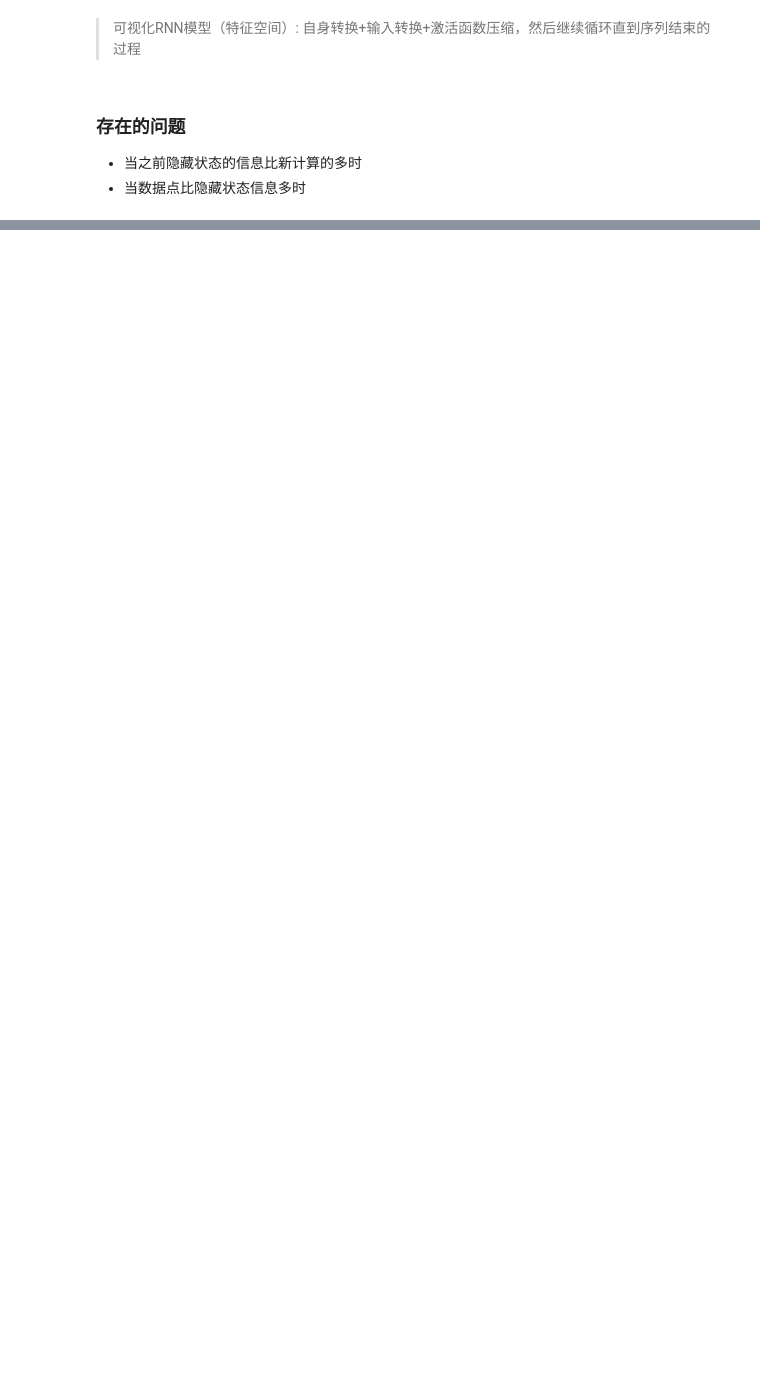
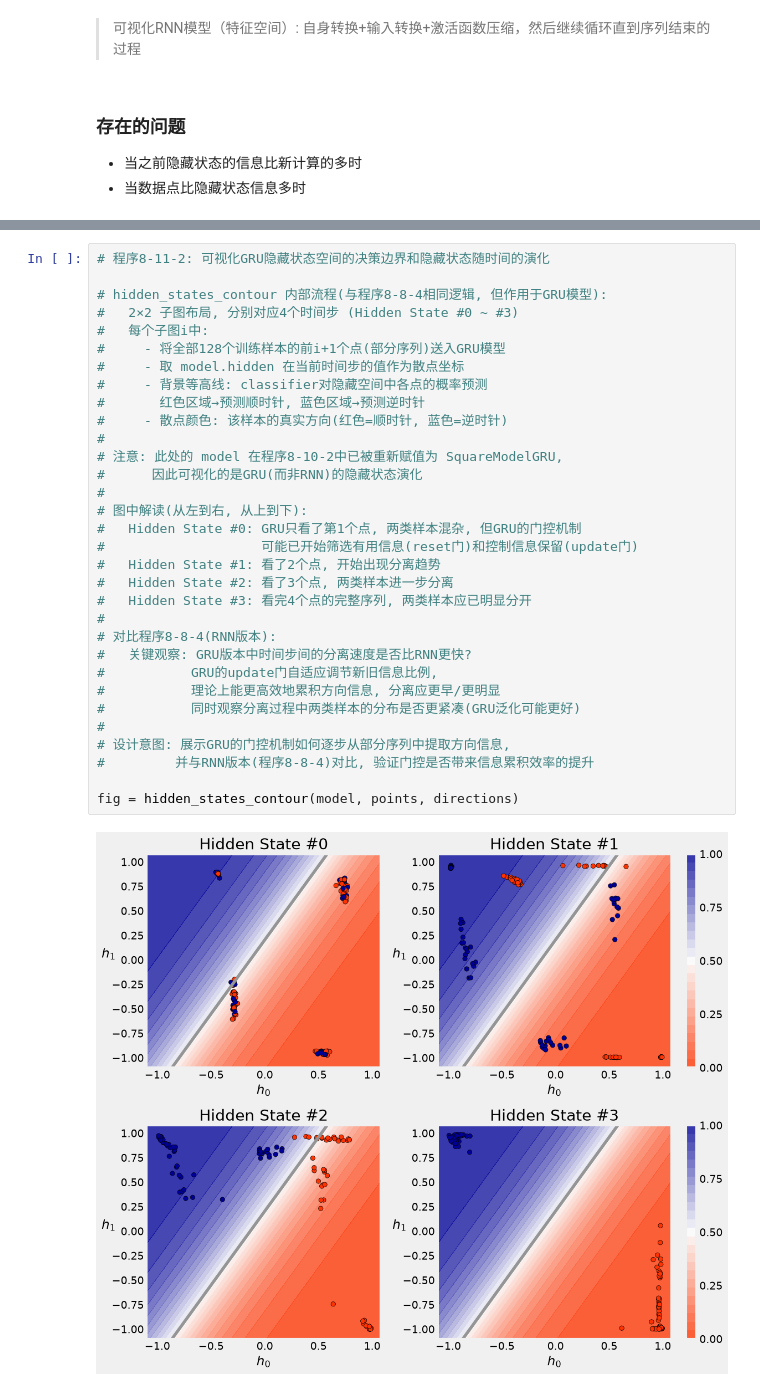
Before and after one commit to jhonprice/PyTorchStepByStep, a Jupyter notebook: Ch08Test.ipynb, the cells around one changed output, grey strips where cells are left out. Saved outputs shown, nothing was run; the diff lists cells and outputs as text; blank space fills up the shorter version.

```diff
--- a/Ch08Test.ipynb
+++ b/Ch08Test.ipynb
@@ -887,0 +1225,34 @@ fig = figure17(model.basic_rnn)
+# %%
+# 程序8-11-2: 可视化GRU隐藏状态空间的决策边界和隐藏状态随时间的演化
+
+# hidden_states_contour 内部流程(与程序8-8-4相同逻辑, 但作用于GRU模型):
+#   2×2 子图布局, 分别对应4个时间步 (Hidden State #0 ~ #3)
+#   每个子图i中:
+#     - 将全部128个训练样本的前i+1个点(部分序列)送入GRU模型
+#     - 取 model.hidden 在当前时间步的值作为散点坐标
+#     - 背景等高线: classifier对隐藏空间中各点的概率预测
+#       红色区域→预测顺时针, 蓝色区域→预测逆时针
+#     - 散点颜色: 该样本的真实方向(红色=顺时针, 蓝色=逆时针)
+#
+# 注意: 此处的 model 在程序8-10-2中已被重新赋值为 SquareModelGRU,
+#      因此可视化的是GRU(而非RNN)的隐藏状态演化
+#
+# 图中解读(从左到右, 从上到下):
+#   Hidden State #0: GRU只看了第1个点, 两类样本混杂, 但GRU的门控机制
+#                    可能已开始筛选有用信息(reset门)和控制信息保留(update门)
+#   Hidden State #1: 看了2个点, 开始出现分离趋势
+#   Hidden State #2: 看了3个点, 两类样本进一步分离
+#   Hidden State #3: 看完4个点的完整序列, 两类样本应已明显分开
+#
+# 对比程序8-8-4(RNN版本):
+#   关键观察: GRU版本中时间步间的分离速度是否比RNN更快?
+#           GRU的update门自适应调节新旧信息比例,
+#           理论上能更高效地累积方向信息, 分离应更早/更明显
+#           同时观察分离过程中两类样本的分布是否更紧凑(GRU泛化可能更好)
+#
+# 设计意图: 展示GRU的门控机制如何逐步从部分序列中提取方向信息,
+#         并与RNN版本(程序8-8-4)对比, 验证门控是否带来信息累积效率的提升
+
+fig = hidden_states_contour(model, points, directions)
+# %% [output]
+[figure, added]
```
Also changed, not shown: parts of 46 cells of this notebook, 1 other file.
